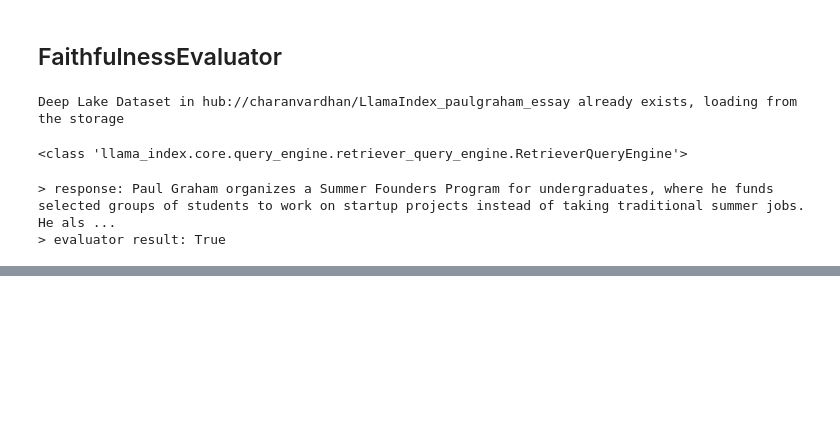
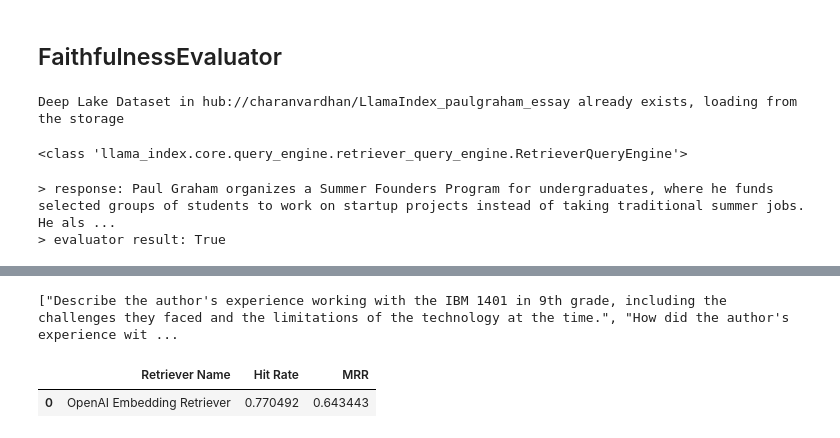
Before and after one commit to Charanvardhan/LLMsForProduction, a Jupyter notebook: AdvancedRAG/faithfulnessdetector.ipynb, the cells around one changed output, grey strips where cells are left out. Drawn from its saved outputs; the diff is of its cells as text; code cells hidden in the pictures; blank space fills up the shorter version.

Commit message:
Custom metric pipeline for RAG

```diff
--- a/AdvancedRAG/faithfulnessdetector.ipynb
+++ b/AdvancedRAG/faithfulnessdetector.ipynb
@@ -87,0 +217,60 @@ print( "> evaluator result:", eval_result.passing )
+# %%
+from llama_index.llms.openai import OpenAI
+from llama_index.core import Settings
+from llama_index.core.evaluation import generate_question_context_pairs
+
+
+
+# llm = OpenAI(
+#     temperature=0,
+#     model="gpt-3.5-turbo",
+# )
+# # Use Settings instead of ServiceContext
+# Settings.llm = llm
+
+qa_dataset = generate_question_context_pairs(
+    nodes,
+    llm=llm,
+    num_questions_per_chunk=2
+)
+
+queries = list(qa_dataset.queries.values())
+print( queries )
+# %% [output]
+["Describe the author's experience working with the IBM 1401 in 9th grade, including the challenges they faced and the limitations of the technology at the time.", "How did the author's experience wit ...
+# %%
+retriever = vector_index.as_retriever(similarity_top_k=2)
+# %%
+from llama_index.core.evaluation import RetrieverEvaluator
+
+retriever_evaluator = RetrieverEvaluator.from_metric_names(
+    ["mrr", "hit_rate"], retriever=retriever
+)
+# %%
+eval_results = await retriever_evaluator.aevaluate_dataset(qa_dataset)
+# %%
+def display_results(name, eval_results):
+    """Display results from evaluate."""
+
+    metric_dicts = []
+    for eval_result in eval_results:
+        metric_dict = eval_result.metric_vals_dict
+        metric_dicts.append(metric_dict)
+
+    full_df = pd.DataFrame(metric_dicts)
+
+    hit_rate = full_df["hit_rate"].mean()
+    mrr = full_df["mrr"].mean()
+
+    metric_df = pd.DataFrame(
+        {"Retriever Name": [name], "Hit Rate": [hit_rate], "MRR": [mrr]}
+    )
+
+    return metric_df
+# %%
+import pandas as pd
+
+display_results("OpenAI Embedding Retriever", eval_results)
+# %% [output]
+|  | Retriever Name | Hit Rate | MRR |
+| 0 | OpenAI Embedding Retriever | 0.770492 | 0.643443 |
```
Also changed, not shown: parts of 24 cells of this notebook.
